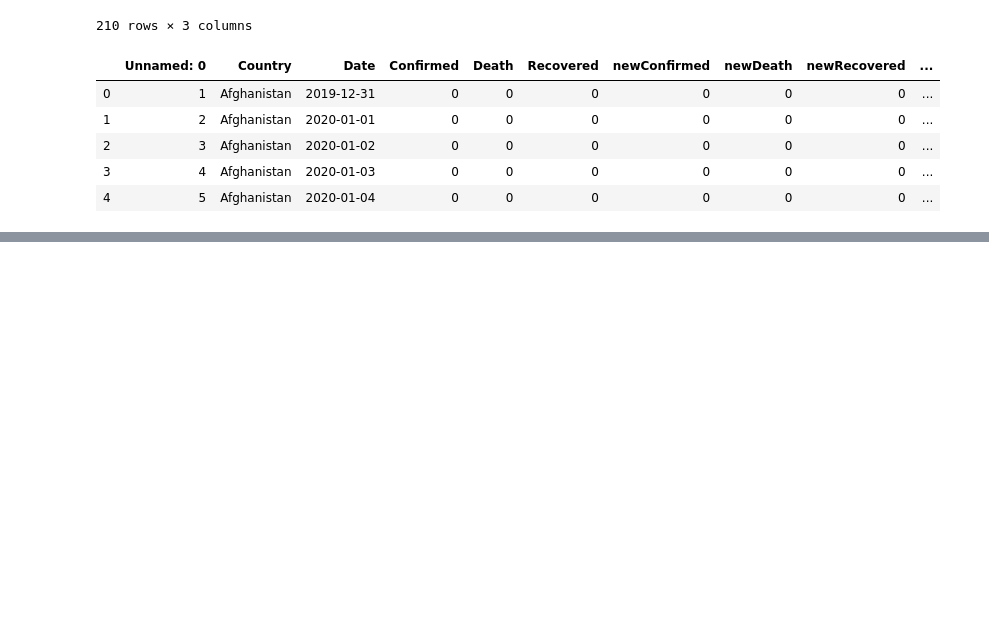
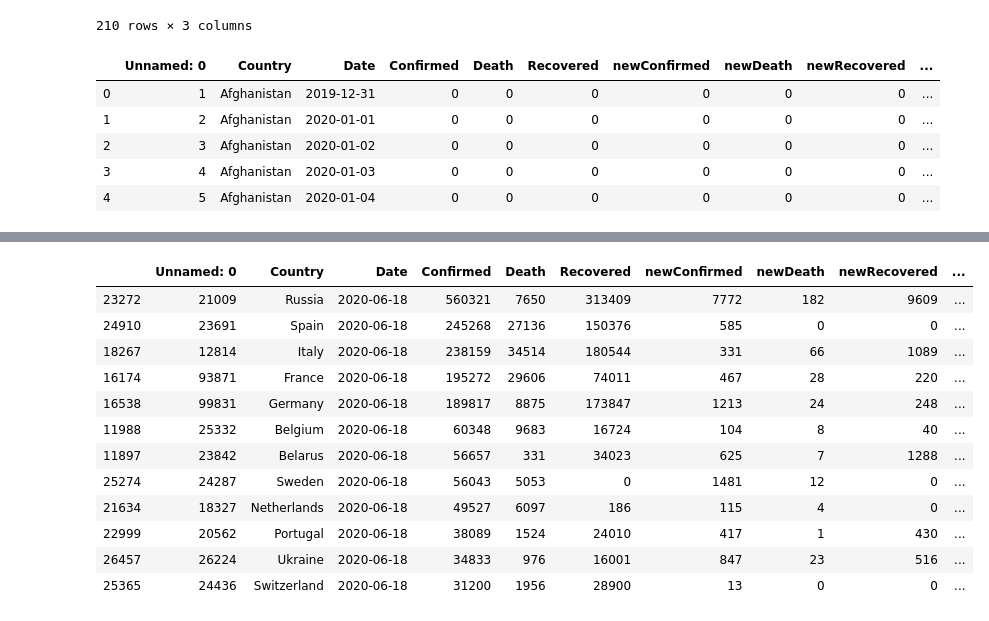
Before and after one commit to karashchuk/mathstatistics_08, a Jupyter notebook: Statistics_COVID.ipynb, the cells around one changed output, grey strips where cells are left out. Drawn from its saved outputs; the diff is of its cells as text; code cells hidden in the pictures; blank space fills up the shorter version.

```diff
--- a/Statistics_COVID.ipynb
+++ b/Statistics_COVID.ipynb
@@ -59,0 +60,20 @@ new_df.head()
+# %%
+df1 = new_df.loc[(new_df['Date'] == '2020-06-18') & (new_df['continentExp']=='Europe')]
+#df.loc[df['Country'] == 'Russia']
+df2 = df1.sort_values('Confirmed',ascending = False)
+df3 = df2.head(12)
+df3
+# %% [output]
+|  | Unnamed: 0 | Country | Date | Confirmed | Death | Recovered | newConfirmed | newDeath | newRecovered | ... |
+| 23272 | 21009 | Russia | 2020-06-18 | 560321 | 7650 | 313409 | 7772 | 182 | 9609 | ... |
+| 24910 | 23691 | Spain | 2020-06-18 | 245268 | 27136 | 150376 | 585 | 0 | 0 | ... |
+| 18267 | 12814 | Italy | 2020-06-18 | 238159 | 34514 | 180544 | 331 | 66 | 1089 | ... |
+| 16174 | 93871 | France | 2020-06-18 | 195272 | 29606 | 74011 | 467 | 28 | 220 | ... |
+| 16538 | 99831 | Germany | 2020-06-18 | 189817 | 8875 | 173847 | 1213 | 24 | 248 | ... |
+| 11988 | 25332 | Belgium | 2020-06-18 | 60348 | 9683 | 16724 | 104 | 8 | 40 | ... |
+| 11897 | 23842 | Belarus | 2020-06-18 | 56657 | 331 | 34023 | 625 | 7 | 1288 | ... |
+| 25274 | 24287 | Sweden | 2020-06-18 | 56043 | 5053 | 0 | 1481 | 12 | 0 | ... |
+| 21634 | 18327 | Netherlands | 2020-06-18 | 49527 | 6097 | 186 | 115 | 4 | 0 | ... |
+| 22999 | 20562 | Portugal | 2020-06-18 | 38089 | 1524 | 24010 | 417 | 1 | 430 | ... |
+| 26457 | 26224 | Ukraine | 2020-06-18 | 34833 | 976 | 16001 | 847 | 23 | 516 | ... |
+| 25365 | 24436 | Switzerland | 2020-06-18 | 31200 | 1956 | 28900 | 13 | 0 | 0 | ... |
```
Also changed, not shown: parts of 8 cells of this notebook.
